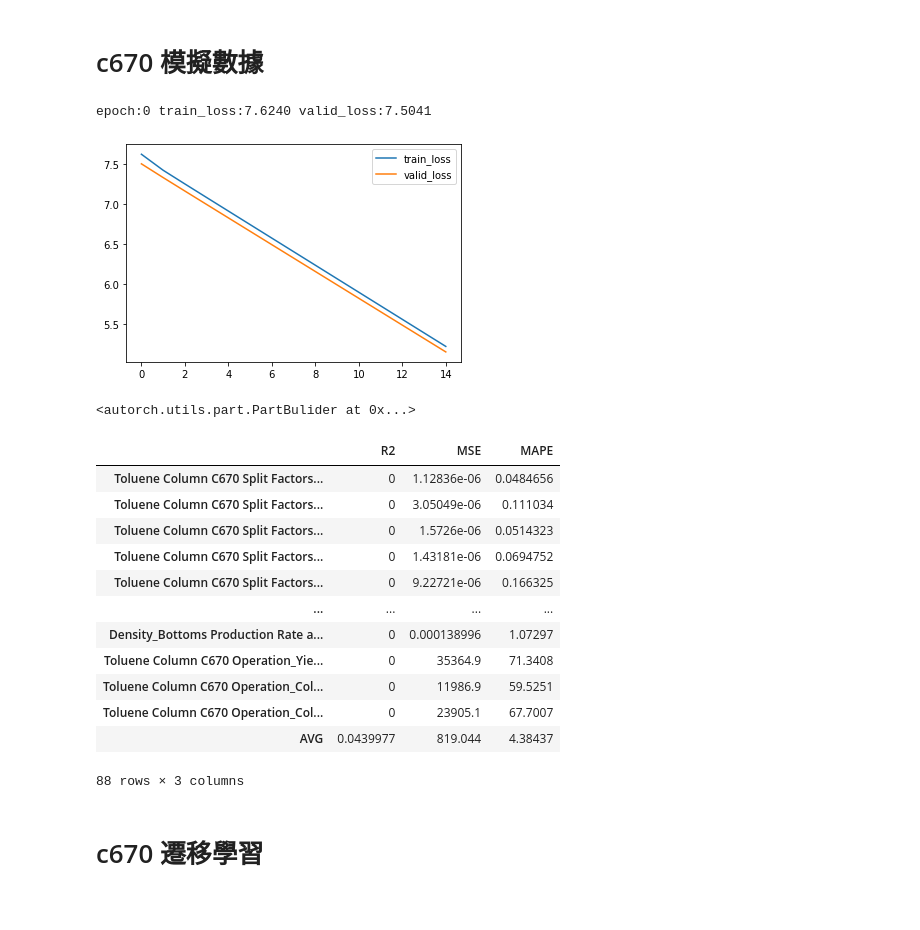
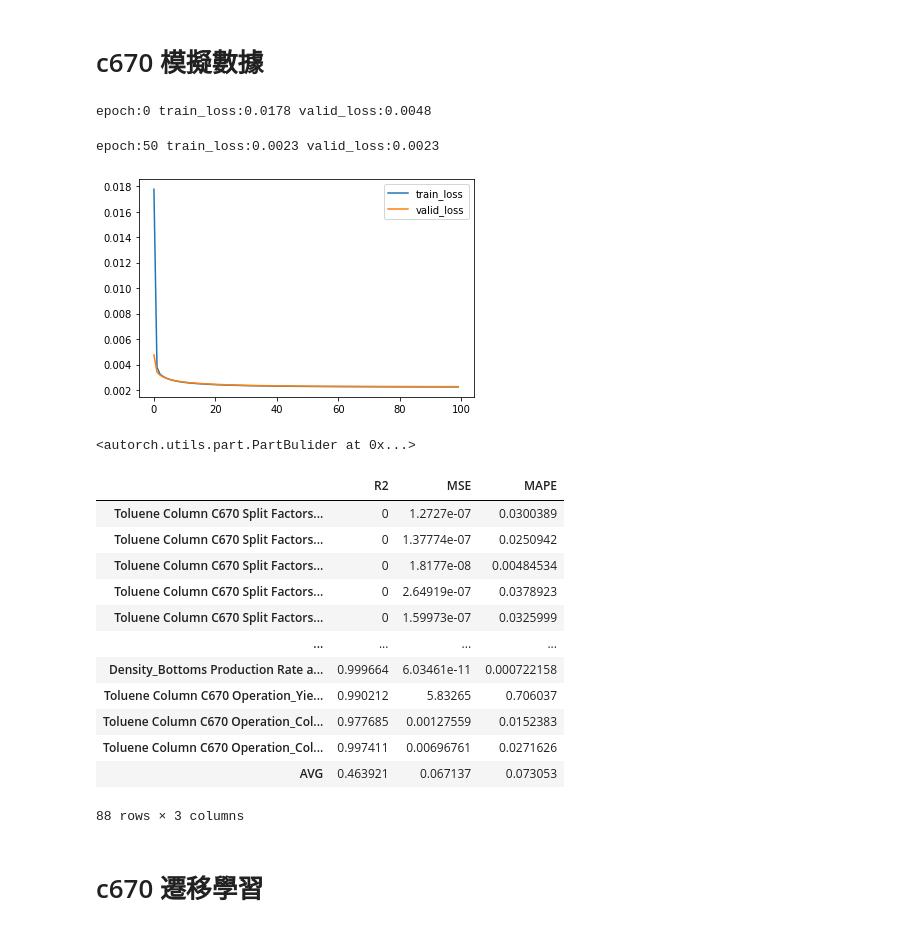
Before and after one commit to skywalker0803r/c620, a Jupyter notebook: notebook/linear_model.ipynb, the cells around one changed output. Cells and saved outputs as stored; diff of their text form; code cells hidden in the pictures.

```diff
--- a/notebook/linear_model.ipynb
+++ b/notebook/linear_model.ipynb
@@ -8,7 +8,7 @@ import joblib
 import autorch
 from torch import nn#
 from torch.optim import Adam
-max_epochs = 15
+max_epochs = 100
 # %% [markdown]
 # c620 模擬數據
 # %%
@@ -202,29 +190,30 @@ op_col = c670_df_real[op_col].dropna(axis=1).columns.tolist()
 sp_col = c['distillate_sf']+c['bottoms_sf']
 n_idx = [[i,i+41] for i in range(41)]
 # %%
-c670_model = autorch.utils.PartBulider(c670_df,x_col,sp_col+op_col,limit_y_range=False,normalize_idx_list=n_idx,max_epochs=max_epochs)
+c670_model = autorch.utils.PartBulider(c670_df,x_col,sp_col+op_col,limit_y_range=True,normalize_idx_list=n_idx,max_epochs=max_epochs)
 c670_model.net = nn.Linear(len(x_col),len(sp_col)+len(op_col))
 c670_model.optimizer = Adam(c670_model.net.parameters())
 c670_model.train()
 # %% [output]
-epoch:0 train_loss:7.6240 valid_loss:7.5041
+epoch:0 train_loss:0.0178 valid_loss:0.0048
+epoch:50 train_loss:0.0023 valid_loss:0.0023
-[figure, old version]
+[figure, new version]
-<autorch.utils.part.PartBulider at 0x...>
+<autorch.utils.part.PartBulider at 0x...>
 # %%
 c670_model.test(e=0.02)
 # %% [output]
 |  | R2 | MSE | MAPE |
-| Toluene Column C670 Split Factors... | 0 | 1.12836e-06 | 0.0484656 |
-| Toluene Column C670 Split Factors... | 0 | 3.05049e-06 | 0.111034 |
-| Toluene Column C670 Split Factors... | 0 | 1.5726e-06 | 0.0514323 |
-| Toluene Column C670 Split Factors... | 0 | 1.43181e-06 | 0.0694752 |
-| Toluene Column C670 Split Factors... | 0 | 9.22721e-06 | 0.166325 |
+| Toluene Column C670 Split Factors... | 0 | 1.2727e-07 | 0.0300389 |
+| Toluene Column C670 Split Factors... | 0 | 1.37774e-07 | 0.0250942 |
+| Toluene Column C670 Split Factors... | 0 | 1.8177e-08 | 0.00484534 |
+| Toluene Column C670 Split Factors... | 0 | 2.64919e-07 | 0.0378923 |
+| Toluene Column C670 Split Factors... | 0 | 1.59973e-07 | 0.0325999 |
 | ... | ... | ... | ... |
-| Density_Bottoms Production Rate a... | 0 | 0.000138996 | 1.07297 |
-| Toluene Column C670 Operation_Yie... | 0 | 35364.9 | 71.3408 |
-| Toluene Column C670 Operation_Col... | 0 | 11986.9 | 59.5251 |
-| Toluene Column C670 Operation_Col... | 0 | 23905.1 | 67.7007 |
-| AVG | 0.0439977 | 819.044 | 4.38437 |
+| Density_Bottoms Production Rate a... | 0.999664 | 6.03461e-11 | 0.000722158 |
+| Toluene Column C670 Operation_Yie... | 0.990212 | 5.83265 | 0.706037 |
+| Toluene Column C670 Operation_Col... | 0.977685 | 0.00127559 | 0.0152383 |
+| Toluene Column C670 Operation_Col... | 0.997411 | 0.00696761 | 0.0271626 |
+| AVG | 0.463921 | 0.067137 | 0.073053 |
 88 rows × 3 columns
 # %% [markdown]
 # c670 遷移學習
```
Also changed, not shown: parts of 13 cells of this notebook.
